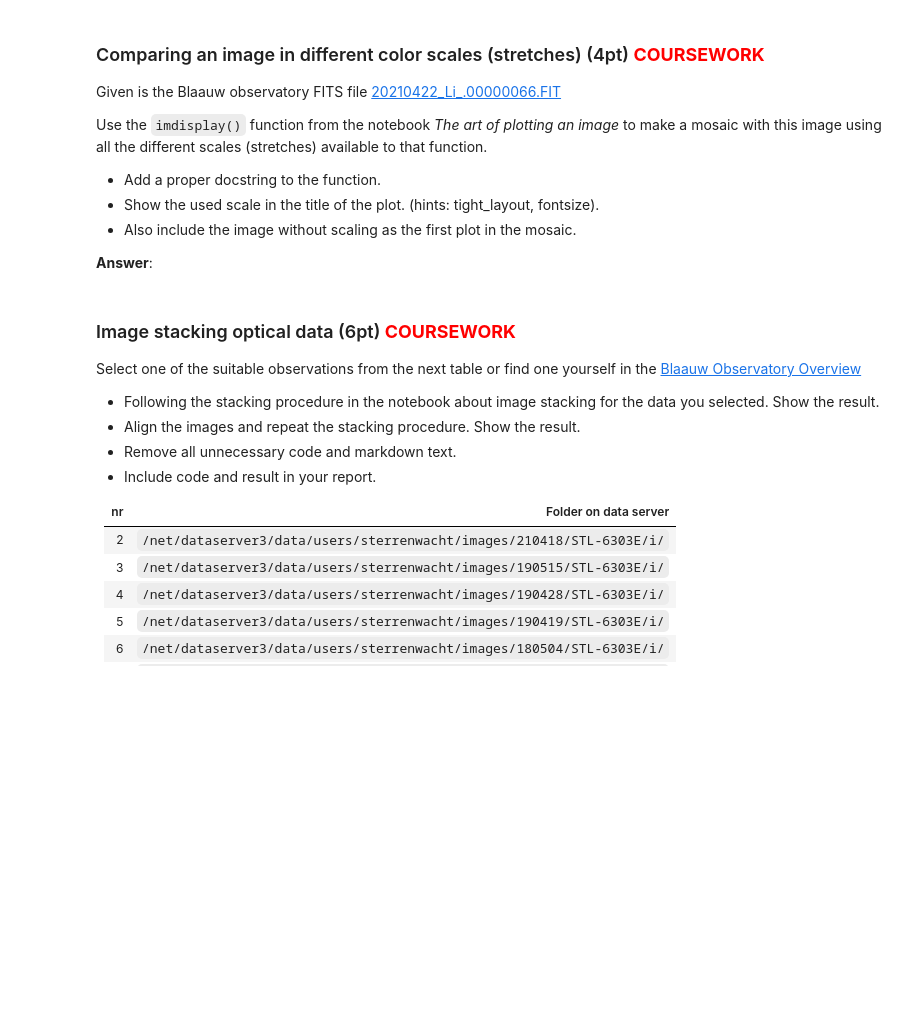
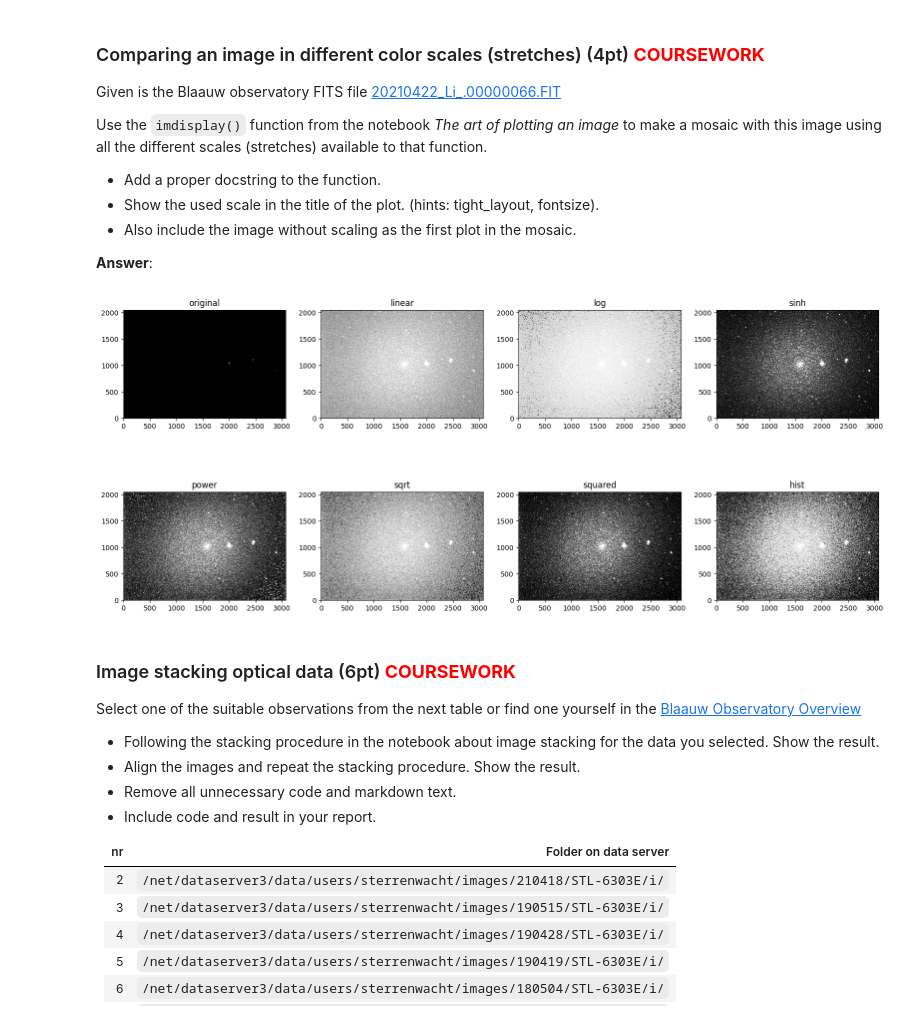
Before and after one commit to irfrank/PROGNUM-repo, a Jupyter notebook: Task6/s6414117_Coursework6.ipynb, the cells around one changed output. Drawn from its saved outputs; the diff is of its cells as text; code cells hidden in the pictures; blank space fills up the shorter version.

```diff
--- a/Task6/s6414117_Coursework6.ipynb
+++ b/Task6/s6414117_Coursework6.ipynb
@@ -145,6 +336,92 @@ Use the `imdisplay()` function from the notebook *The art of plotting an image*
 * Also include the image without scaling as the first plot in the mosaic.
 
 **Answer**:
+# %%
+from astropy.visualization import ImageNormalize
+from astropy.visualization import SinhStretch, AsymmetricPercentileInterval, LinearStretch,\
+                                  LogStretch, PowerStretch, SqrtStretch, SquaredStretch,\
+                                  HistEqStretch, ZScaleInterval
+import numpy as np
+import matplotlib.pyplot as plt
+from astropy.io import fits
+
+
+hdulist = fits.open("20210422_Li_.00000066.FIT")
+image_data = hdulist[0].data
+
+def imdisplay(data,
+              ax,
+              vmin=None, vmax=None,
+              percentlow=1, percenthigh=99,
+              zscale=False,
+              scale='linear',
+              power=1.5,
+              cmap='gray',
+              **kwargs):
+    """
+    parameters:
+    data: 2d data array
+    ax: axis object where data willbe plotted
+    vmin: minimum value for scaling
+    vmax: maximum value for scaling
+    percentlow: lower percentile for sclaing
+    percenthigh: upper percentile for scaling
+    zscale: whether or not to use the zscale scaling
+    scale: scaling method applied
+    power: exponent for scaling
+    cmap: scolormpa to show the image
+    """
+
+    if zscale:
+        # Always overwrite vmin and vmax
+        interval = ZScaleInterval()
+        vmin, vmax = interval.get_limits(data)
+    if vmin is None or vmax is None:
+        interval = AsymmetricPercentileInterval(percentlow, percenthigh)
+        vmin2, vmax2 = interval.get_limits(data)
+        if vmin is None:
+            vmin = vmin2
+        if vmax is None:
+            vmax = vmax2
+
+    if scale == 'linear':
+        stretch = LinearStretch(slope=0.5, intercept=0.5)
+    if scale == 'sinh':
+        stretch = SinhStretch()
+    if scale == 'log':
+        stretch = LogStretch()
+    if scale == 'power':
+        stretch = PowerStretch(power)
+    if scale == 'sqrt':
+        stretch = SqrtStretch()
+    if scale == 'squared':
+        stretch = SquaredStretch()
+    if scale == 'hist':
+        stretch = HistEqStretch(data)  # Needs argument data and data min, max for vmin, vmax
+        vmin = data.min(); vmax = data.max()
+
+    norm = ImageNormalize(vmin=vmin, vmax=vmax, stretch=stretch)
+    return ax.imshow(data, interpolation='none', origin='lower', norm=norm, cmap=cmap, **kwargs)
+
+
+all_scales=['none','linear','log','sinh','power','sqrt','squared','hist']
+#show the plot
+fig, frame = plt.subplots(2,4, figsize=(16, 8))
+frames=frame.flatten()
+
+for i, scale in enumerate (all_scales):
+    ax=frames[i]
+    if scale=='none':
+        ax.imshow(image_data, origin='lower', cmap='gray')
+        ax.set_title('original')
+    else:
+        imdisplay(image_data, ax, scale=scale)
+        ax.set_title(scale)
+
+plt.tight_layout()
+plt.show()
+# %% [output]
+[figure, added]
 # %%
 # Leave unaltered
 totalpoints += 4
```
Also changed, not shown: parts of 4 cells of this notebook, 4 other files.
